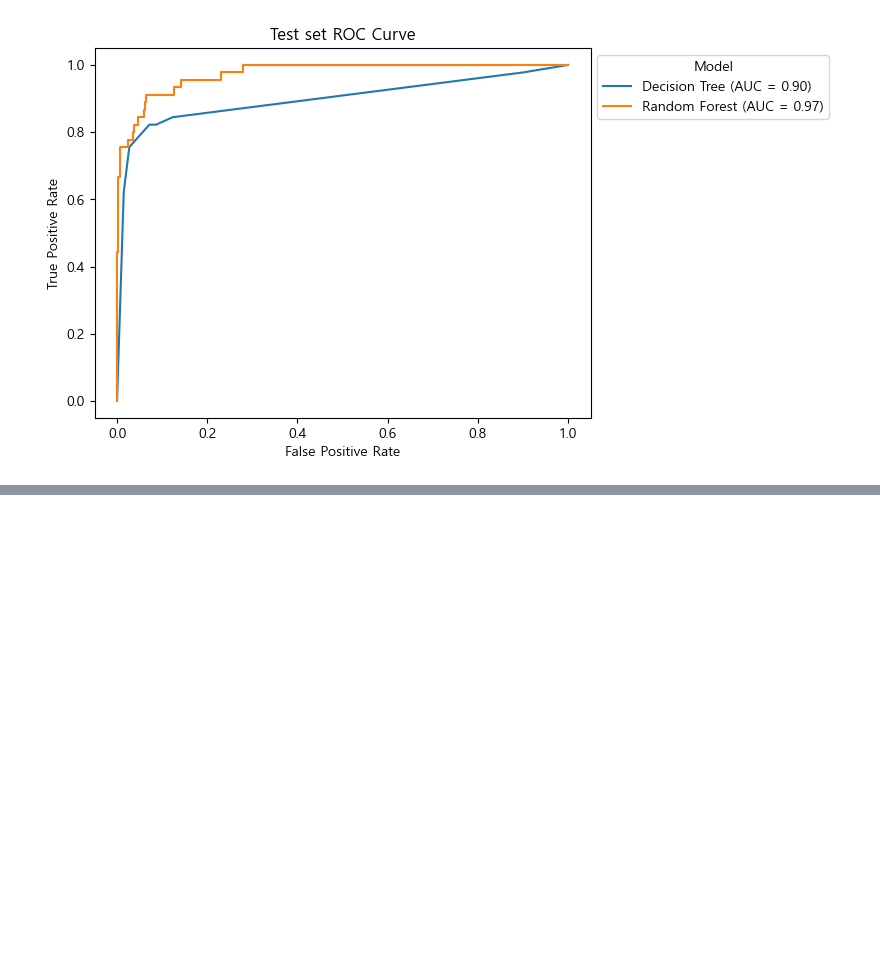
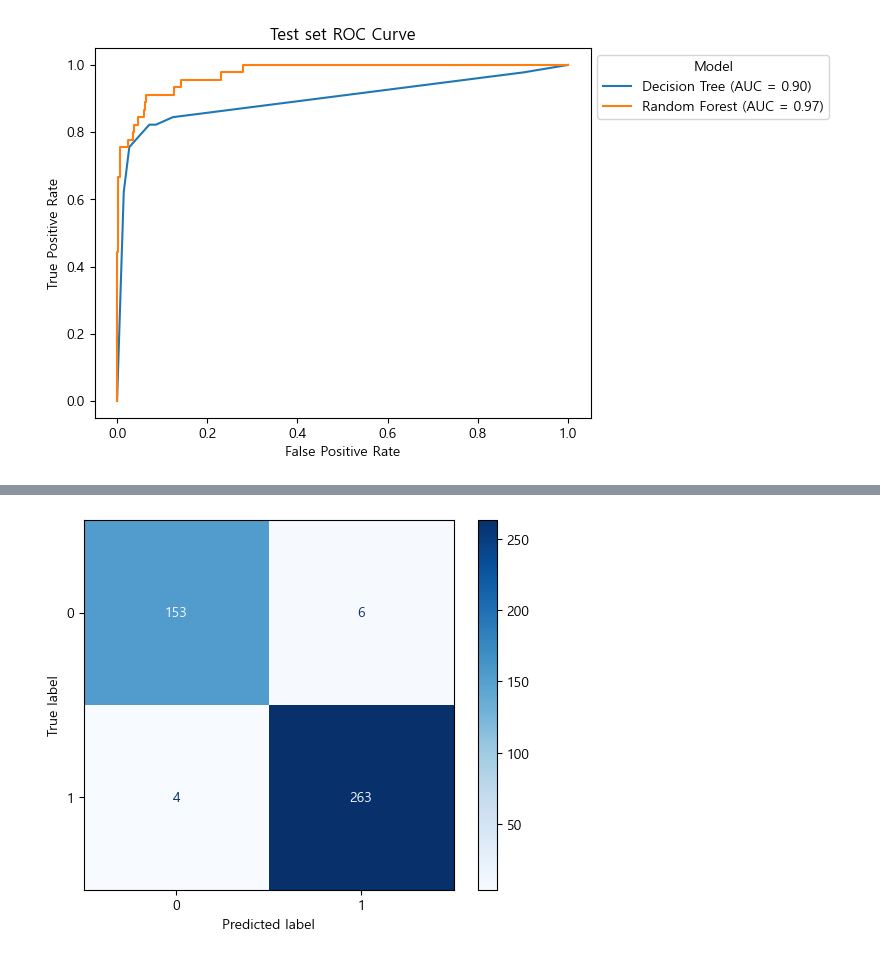
Before and after one commit to 1ee1hee/Machine_Learning, a Jupyter notebook: 분류 평가지표.ipynb, the cells around one changed output, grey strips where cells are left out. Cells and saved outputs as stored; diff of their text form; code cells hidden in the pictures; blank space fills up the shorter version.

```diff
--- a/분류 평가지표.ipynb
+++ b/분류 평가지표.ipynb
@@ -726,0 +748,6 @@ plt.show()
+# %%
+cancer = load_breast_cancer()
+X = cancer.data
+y = cancer.target
+
+X.shape, y.shape
@@ -726,0 +756,14 @@ plt.show()
+# %%
+X_train, X_test, y_train, y_test = train_test_split(X, y, stratify = y, random_state = 0)
+# %%
+tree = DecisionTreeClassifier(max_depth = 3, random_state = 0)
+rfc = RandomForestClassifier(max_depth = 2, n_estimators = 200)
+
+tree.fit(X_train, y_train)
+rfc.fit(X_train, y_train)
+
+tree_pred_train = tree.predict(X_train)
+tree_pred_test = tree.predict(X_test)
+
+rfc_pred_train = rfc.predict(X_train)
+rfc_pred_test = rfc.predict(X_test)
@@ -726,0 +810,6 @@ plt.show()
+# %%
+cm_train = confusion_matrix(y_train, tree_pred_train)
+ConfusionMatrixDisplay(cm_train).plot(cmap='Blues')
+plt.show()
+# %% [output]
+[figure, added]
```
Also changed, not shown: parts of 10 cells of this notebook.
